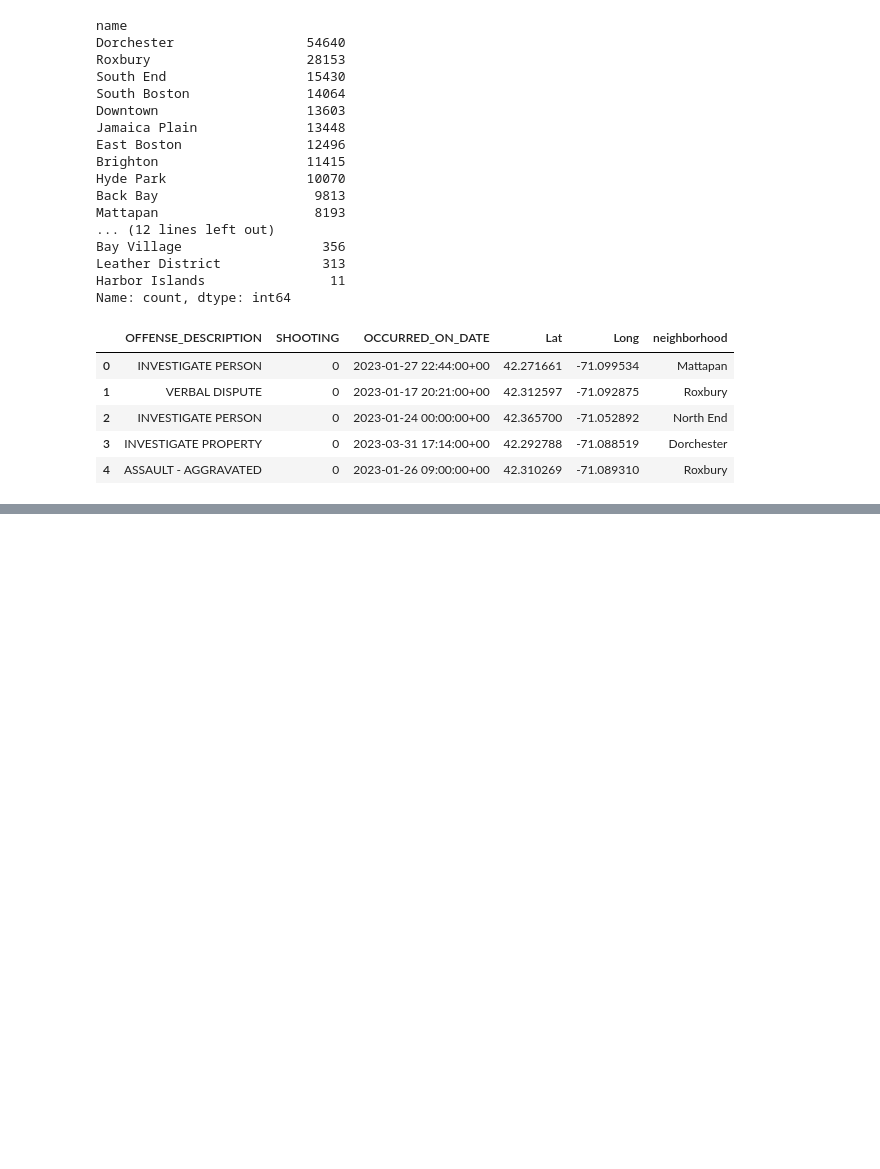
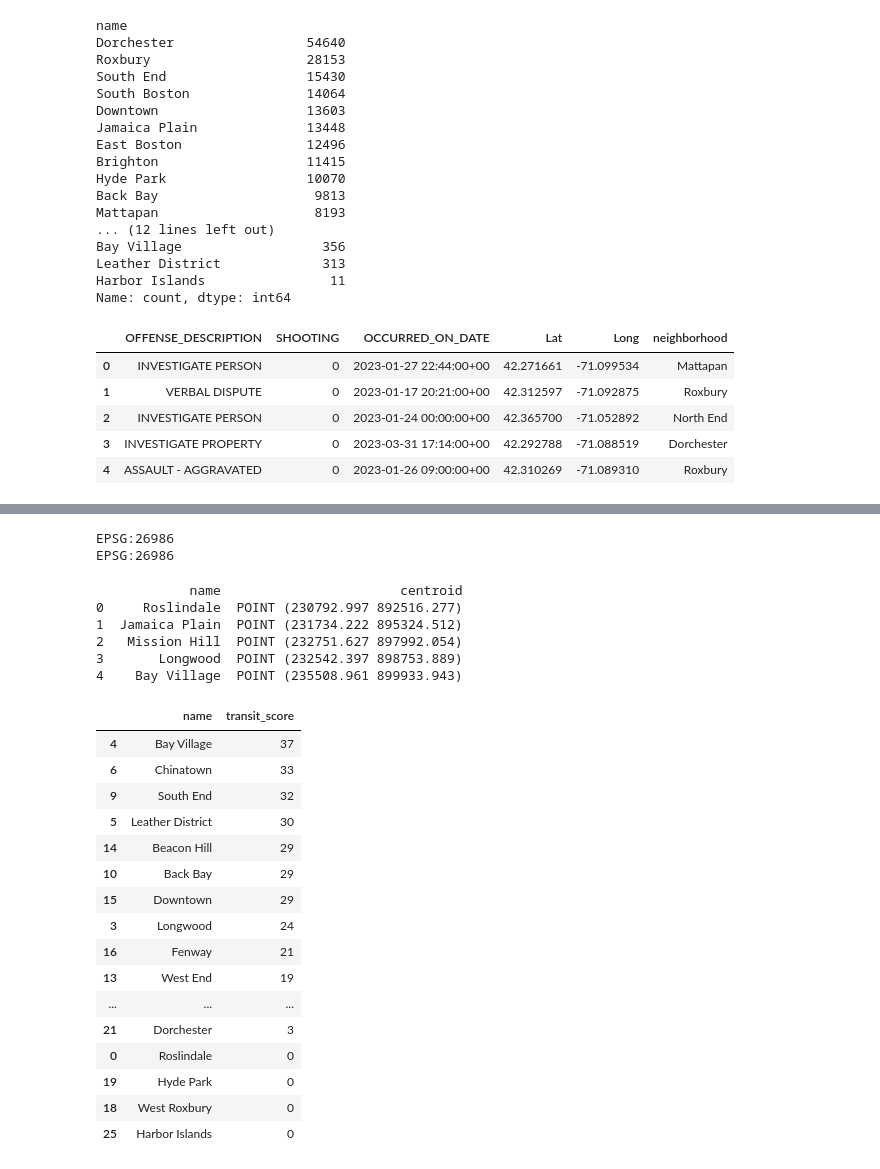
Before and after one commit to Kpop-Smoke/bu-neighborhood-recommender, a Jupyter notebook: notebooks/02_spatial_join.ipynb, the cells around one changed output, grey strips where cells are left out. Cells and saved outputs as stored; diff of their text form; code cells hidden in the pictures; blank space fills up the shorter version.

```diff
--- a/notebooks/02_spatial_join.ipynb
+++ b/notebooks/02_spatial_join.ipynb
@@ -112,3 +112,8 @@ crime_neighborhoods.head()
 | 4 | ASSAULT - AGGRAVATED | 0 | 2023-01-26 09:00:00+00 | 42.310269 | -71.089310 | Roxbury |
 # %%
 crime_neighborhoods.to_csv('../data/processed/crime_with_neighborhoods.csv', index=False)
+# %%
+mbta = gpd.read_file('../data/raw/MBTA_NODE.shp')
+print(mbta.shape)
+print(mbta.columns.tolist())
+mbta.head()
@@ -114,0 +133,4 @@ crime_neighborhoods.to_csv('../data/processed/crime_with_neighborhoods.csv', ind
+# %%
+mbta = mbta.to_crs(epsg=4326)
+print(mbta.crs)
+mbta.head()
@@ -114,0 +145,46 @@ crime_neighborhoods.to_csv('../data/processed/crime_with_neighborhoods.csv', ind
+# %%
+neighborhoods_proj = neighborhoods.to_crs(epsg=26986)
+mbta_proj = mbta.to_crs(epsg=26986)
+
+print(neighborhoods_proj.crs)
+print(mbta_proj.crs)
+# %% [output]
+EPSG:26986
+EPSG:26986
+# %%
+neighborhoods_proj['centroid'] = neighborhoods_proj.geometry.centroid
+print(neighborhoods_proj[['name', 'centroid']].head())
+# %% [output]
+            name                       centroid
+0     Roslindale  POINT (230792.997 892516.277)
+1  Jamaica Plain  POINT (231734.222 895324.512)
+2   Mission Hill  POINT (232751.627 897992.054)
+3       Longwood  POINT (232542.397 898753.889)
+4    Bay Village  POINT (235508.961 899933.943)
+# %%
+def count_nearby_stops(centroid, stops, radius=1609):
+    return sum(stops.distance(centroid) <= radius)
+
+neighborhoods_proj['transit_score'] = neighborhoods_proj['centroid'].apply(
+    lambda c: count_nearby_stops(c, mbta_proj.geometry)
+)
+
+neighborhoods_proj[['name', 'transit_score']].sort_values('transit_score', ascending=False)
+# %% [output]
+|  | name | transit_score |
+| 4 | Bay Village | 37 |
+| 6 | Chinatown | 33 |
+| 9 | South End | 32 |
+| 5 | Leather District | 30 |
+| 14 | Beacon Hill | 29 |
+| 10 | Back Bay | 29 |
+| 15 | Downtown | 29 |
+| 3 | Longwood | 24 |
+| 16 | Fenway | 21 |
+| 13 | West End | 19 |
+| ... | ... | ... |
+| 21 | Dorchester | 3 |
+| 0 | Roslindale | 0 |
+| 19 | Hyde Park | 0 |
+| 18 | West Roxbury | 0 |
+| 25 | Harbor Islands | 0 |
```
Also changed, not shown: parts of 6 cells of this notebook, 1 other file.
